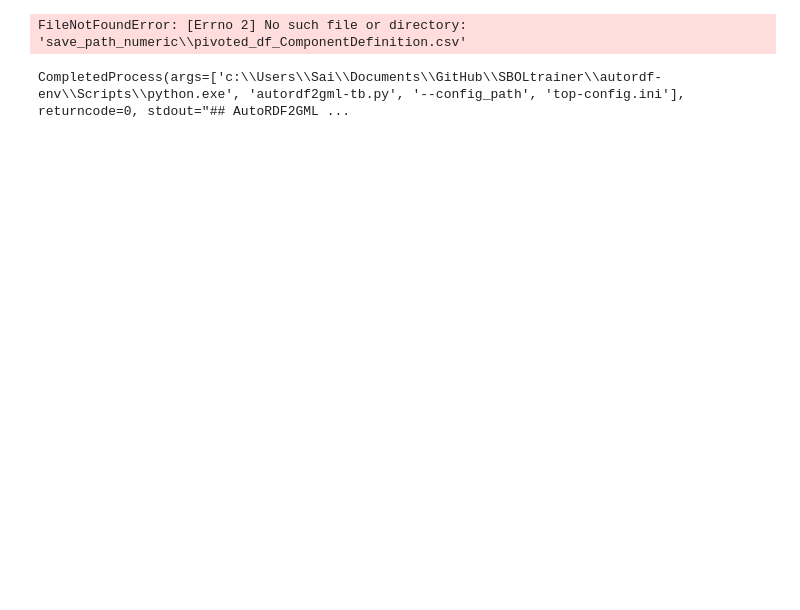
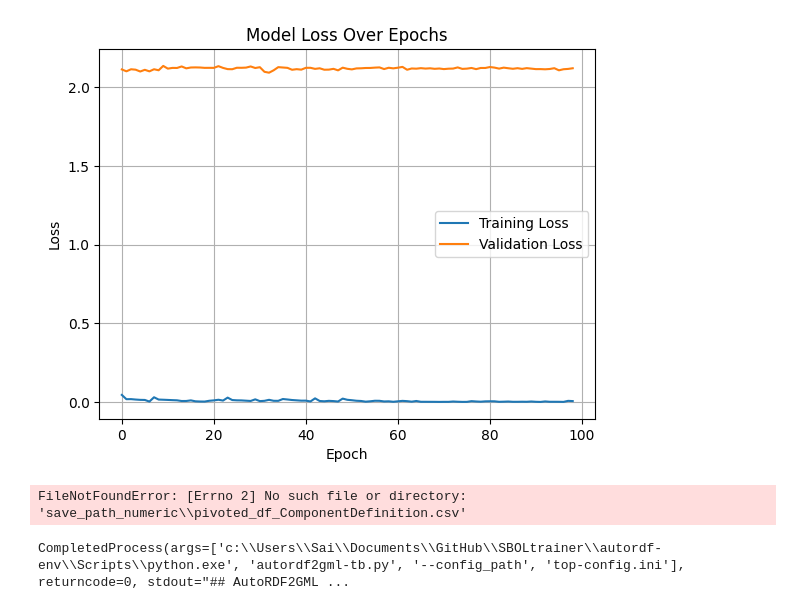
Before and after one commit to SynBioDex/SeqTrainer, a Jupyter notebook: src/gnn_encoding.ipynb, the cells around one changed output. Drawn from its saved outputs; the diff is of its cells as text; code cells hidden in the pictures; blank space fills up the shorter version.

```diff
--- a/src/gnn_encoding.ipynb
+++ b/src/gnn_encoding.ipynb
@@ -422,0 +428,18 @@ torch.save(graphs, "graphs.pt")
+# %%
+with open('numbers.pkl', 'rb') as file:
+    y = pickle.load(file)
+
+y_scaled, scaler_y = return_standardized_labels(y)
+y_scaled = y_scaled[:5]
+
+with open('heterographs.pkl', 'rb') as file:
+    X_graphs = pickle.load(file)
+
+for graph, y_measure in zip(X_graphs, y_scaled):
+    graph.y = torch.tensor(y_measure, dtype=torch.float32)
+# %%
+X_graphs = X_graphs[:200]
+# %%
+train_graphs, test_graphs = train_test_split(X_graphs, test_size=0.2, random_state=42)
+# %%
+model, history, device = train_GNN(train_graphs)
@@ -423,3 +497,23 @@ torch.save(graphs, "graphs.pt")
+# %%
+
+# If you have history from model.fit(...)
+history_dict = history
+
+# Plot training & validation loss
+plt.plot(history_dict['train_loss'], label='Training Loss')
+
+# Check if validation loss exists
+if 'val_loss' in history_dict:
+    plt.plot(history_dict['val_loss'], label='Validation Loss')
+
+plt.xlabel('Epoch')
+plt.ylabel('Loss')
+plt.title('Model Loss Over Epochs')
+plt.legend()
+plt.grid(True)
+plt.show()
+# %% [output]
+[figure, added]
 # %%
 data = HeteroData()
 for node in node_classes:
```
Also changed, not shown: parts of 10 cells of this notebook, 40 other files.
